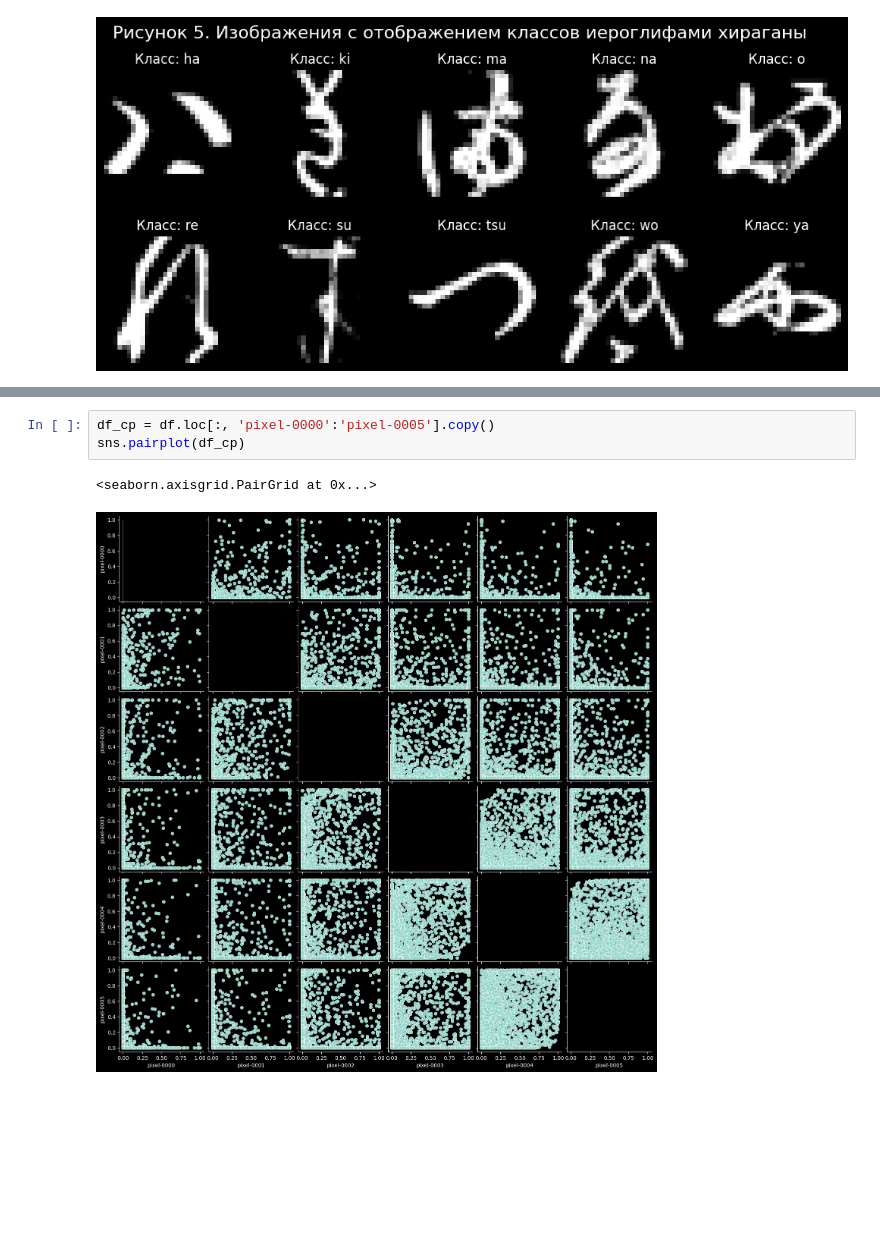
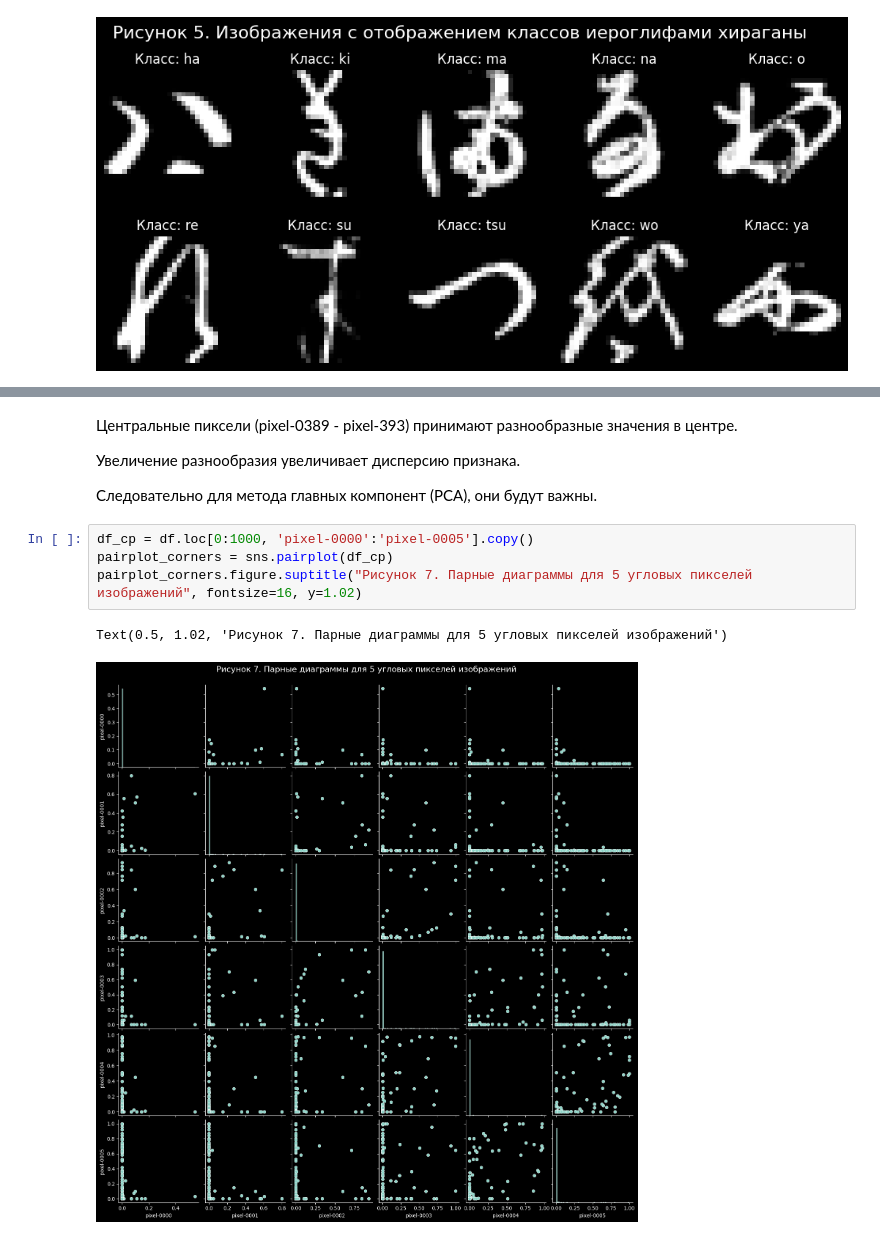
Before and after one commit to Artemonkey/ML_course_practice, a Jupyter notebook: 2. Clusterization models/japanese-heiroglyphs.ipynb, the cells around one changed output, grey strips where cells are left out. Drawn from its saved outputs; the diff is of its cells as text; blank space fills up the shorter version.

```diff
--- a/2. Clusterization models/japanese-heiroglyphs.ipynb
+++ b/2. Clusterization models/japanese-heiroglyphs.ipynb
@@ -286,6 +300,13 @@ sns.pairplot(df_cp)
+# %% [markdown]
+Центральные пиксели (pixel-0389 - pixel-393) принимают разнообразные значения в центре.
+
+Увеличение разнообразия увеличивает дисперсию признака.
+
+Следовательно для метода главных компонент (PCA), они будут важны.
 # %%
-df_cp = df.loc[:, 'pixel-0000':'pixel-0005'].copy()
-sns.pairplot(df_cp)
+df_cp = df.loc[0:1000, 'pixel-0000':'pixel-0005'].copy()
+pairplot_corners = sns.pairplot(df_cp)
+pairplot_corners.figure.suptitle("Рисунок 7. Парные диаграммы для 5 угловых пикселей изображений", fontsize=16, y=1.02)
 # %% [output]
-<seaborn.axisgrid.PairGrid at 0x...>
+Text(0.5, 1.02, 'Рисунок 7. Парные диаграммы для 5 угловых пикселей изображений')
-[figure, old version]
+[figure, new version]
```
Also changed, not shown: parts of 43 cells of this notebook.
